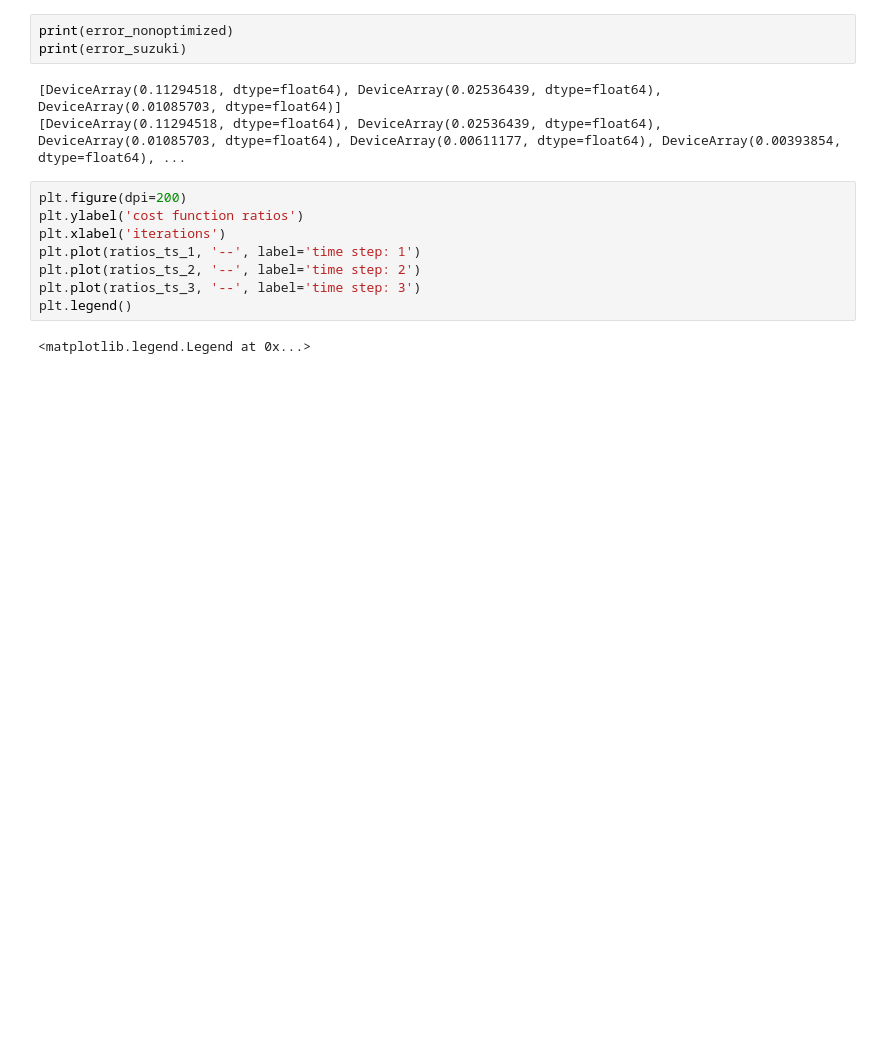
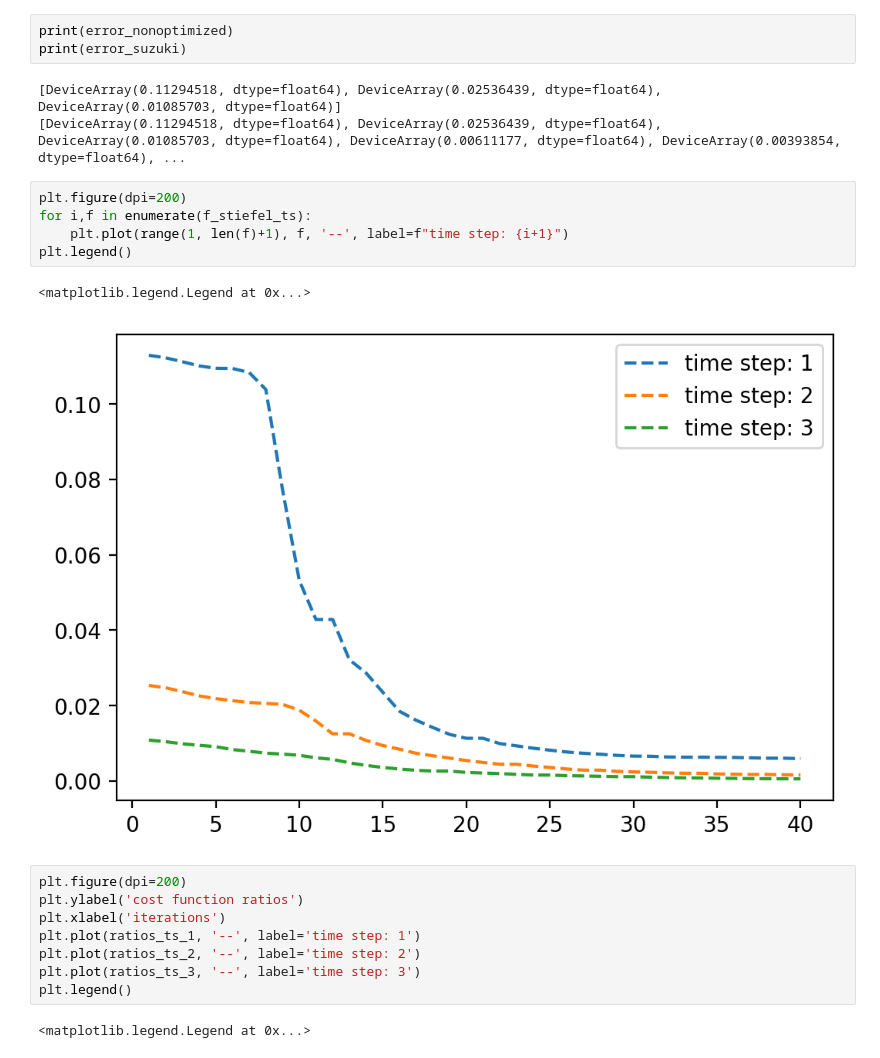
Before and after one commit to EmilianoG-byte/opentn, a Jupyter notebook: experiments/trust_region_pauli_noise.ipynb, the cells around one changed output. Drawn from its saved outputs; the diff is of its cells as text; blank space fills up the shorter version.

```diff
--- a/experiments/trust_region_pauli_noise.ipynb
+++ b/experiments/trust_region_pauli_noise.ipynb
@@ -323,6 +564,14 @@ print(error_suzuki)
 # %% [output]
 [DeviceArray(0.11294518, dtype=float64), DeviceArray(0.02536439, dtype=float64), DeviceArray(0.01085703, dtype=float64)]
 [DeviceArray(0.11294518, dtype=float64), DeviceArray(0.02536439, dtype=float64), DeviceArray(0.01085703, dtype=float64), DeviceArray(0.00611177, dtype=float64), DeviceArray(0.00393854, dtype=float64), ...
+# %%
+plt.figure(dpi=200)
+for i,f in enumerate(f_stiefel_ts):
+    plt.plot(range(1, len(f)+1), f, '--', label=f"time step: {i+1}")
+plt.legend()
+# %% [output]
+<matplotlib.legend.Legend at 0x...>
+[figure, added]
 # %%
 plt.figure(dpi=200)
 plt.ylabel('cost function ratios')
```
Also changed, not shown: parts of 18 cells of this notebook, 17 other files.
